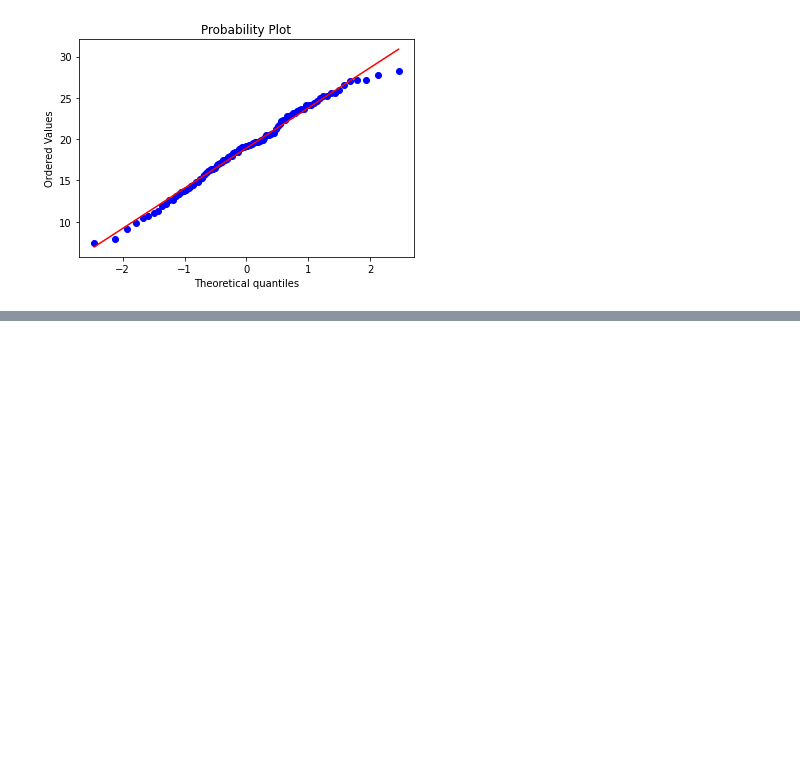
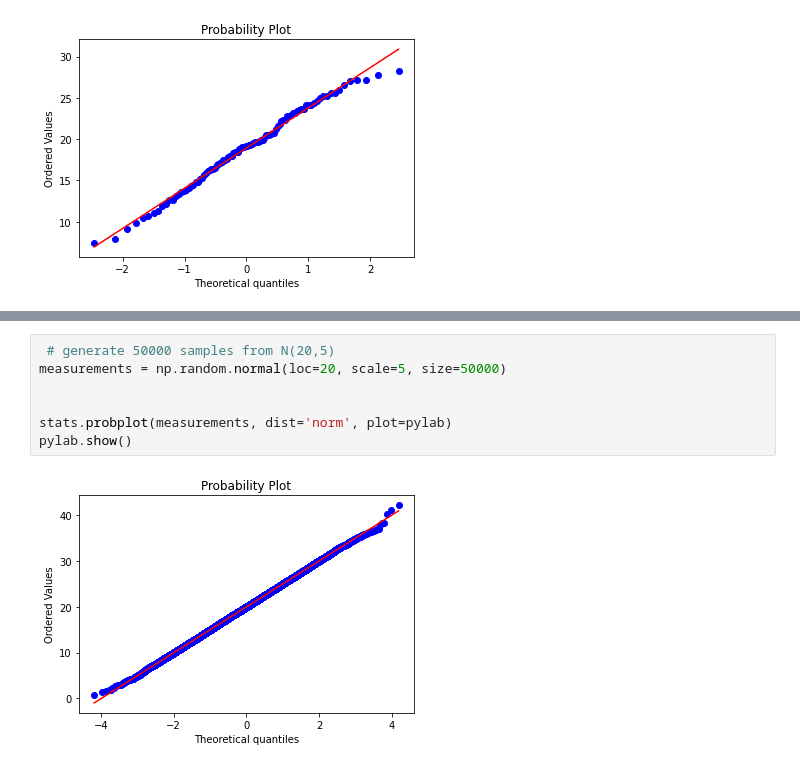
Before and after one commit to anandmukul1701/Data_Science, a Jupyter notebook: Applied AI/M2 - EDA & Data Vizualisation/Prob & Stats.ipynb, the cells around one changed output, grey strips where cells are left out. Saved outputs shown, nothing was run; the diff lists cells and outputs as text; blank space fills up the shorter version.

```diff
--- a/Applied AI/M2 - EDA & Data Vizualisation/Prob & Stats.ipynb
+++ b/Applied AI/M2 - EDA & Data Vizualisation/Prob & Stats.ipynb
@@ -40,0 +50,9 @@ pylab.show()
+# %%
+ # generate 50000 samples from N(20,5)
+measurements = np.random.normal(loc=20, scale=5, size=50000)
+
+
+stats.probplot(measurements, dist='norm', plot=pylab)
+pylab.show()
+# %% [output]
+[figure, added]
```
Also changed, not shown: parts of 8 cells of this notebook.
